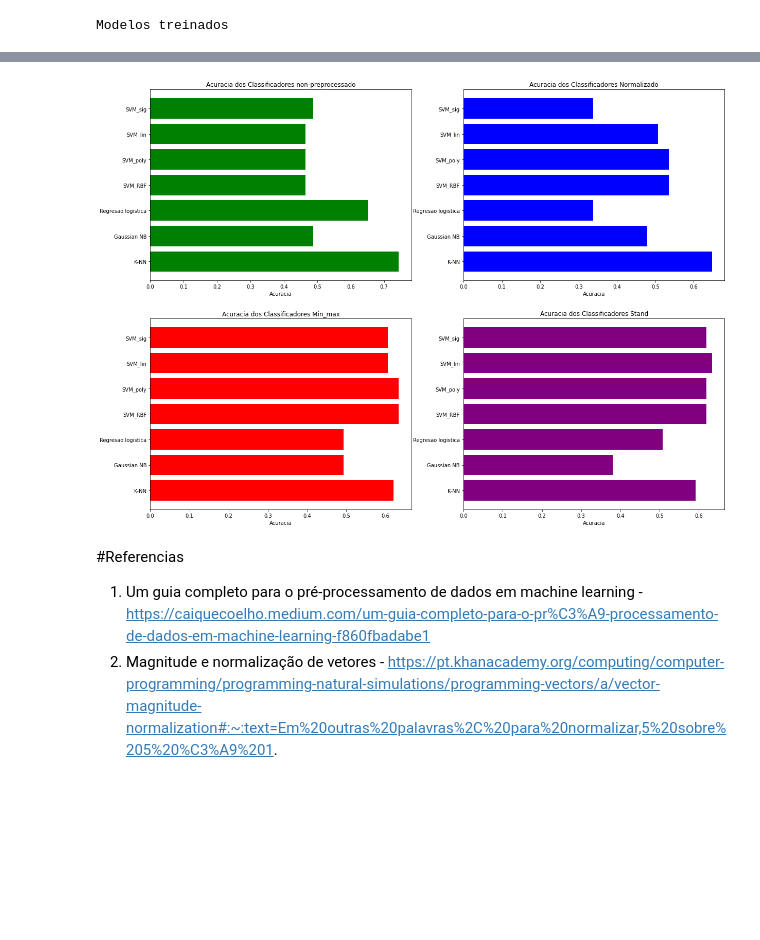
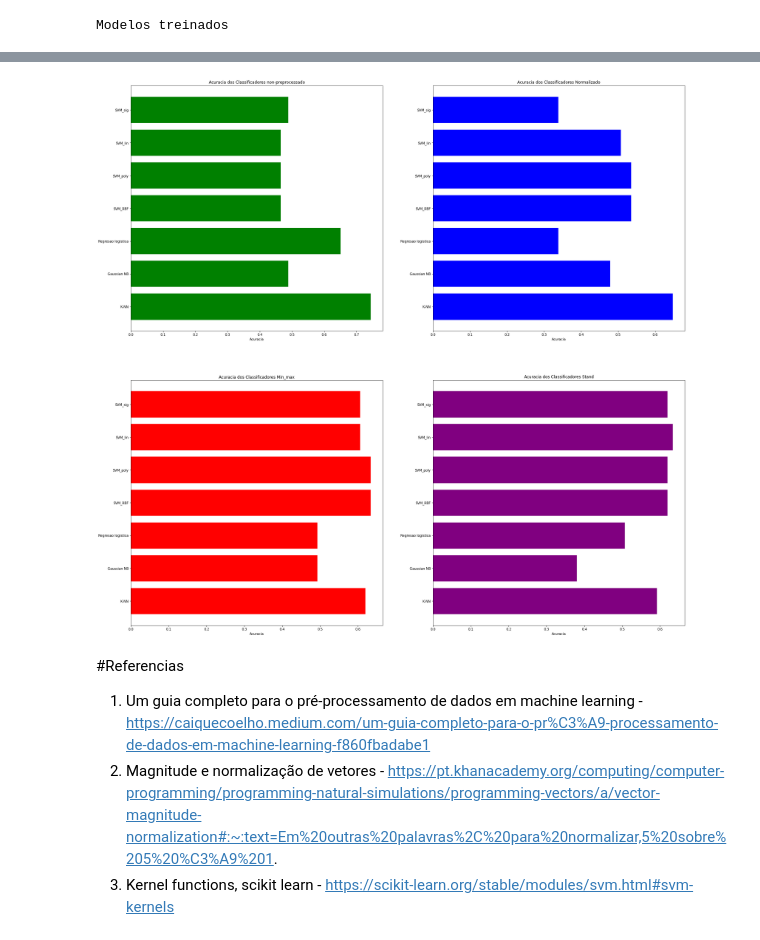
Before and after one commit to HeriklesVinicyus/Missao-05-SVM, a Jupyter notebook: Missao_05_svm.ipynb, the cells around one changed output, grey strips where cells are left out. Saved outputs shown, nothing was run; the diff lists cells and outputs as text; code cells hidden in the pictures; blank space fills up the shorter version.

```diff
--- a/Missao_05_svm.ipynb
+++ b/Missao_05_svm.ipynb
@@ -145,5 +139,5 @@ corr.style.background_gradient(cmap='coolwarm')
 # %%
-plt.rcParams["figure.figsize"] = (9,9)
+plt.rcParams["figure.figsize"] = (15,10)
 plt.matshow(df.corr())
 sn.heatmap(df.corr(), annot=True)
 plt.title('Matriz de correlação', fontsize=16);
@@ -219,6 +223,8 @@ SVM:  0.3023255813953488
 ## Grafico de acuracia
 nome_classificadores = ['K-NN', 'Gaussian NB', 'Regresao logistica','SVM']
 metricas = [accuracy_score(y_test, y_knn), accuracy_score(y_test, y_gnb), accuracy_score(y_test, y_reg), accuracy_score(y_test, y_svm)]
+
+plt.rcParams["figure.figsize"] = (6,6)
 plt.barh(nome_classificadores, metricas, color='red')
 plt.xlabel('Acuracia')
 plt.title('Acuracia dos Classificadores')
@@ -749,11 +841,11 @@ print(acuracias_stand_linear)
 plt.plot(acuracias_linear.iloc[:,0].values, [x.mean() for x in acuracias_linear.iloc[:,1].to_numpy()], color='g', label='Non-normalizado')
 plt.plot(acuracias_norm_linear.iloc[:,0].values, [x.mean() for x in acuracias_norm_linear.iloc[:,1].to_numpy()], color='b' , linestyle='--', label='Normalizado')
 plt.plot(acuracias_mm_linear.iloc[:,0].values, [x.mean() for x in acuracias_mm_linear.iloc[:,1].to_numpy()], color='r',linestyle=':', label='min_max')
-
+plt.rcParams["figure.figsize"] = (7,7)
 plt.plot(acuracias_stand_linear.iloc[:,0].values, [x.mean() for x in acuracias_stand_linear.iloc[:,1].to_numpy()], color='purple',linestyle='-.', label='Standardize')
 plt.ylabel('Acuracia')
 plt.xlabel('Tamanha do C')
-plt.title('Grafico: Acuracia × C com kernel Linear')
+plt.title('Grafico: Acuracia × C (kernel Linear)')
 plt.grid(True)
 plt.legend(framealpha=1, frameon=True)
 plt.show()
@@ -994,31 +1165,30 @@ metricas_stand = [accuracy_score(y_stand_test, y_knn_stand), accuracy_score(y_st
 # %%
 ## Grafico de acuracia
 nome_classificadores = ['K-NN', 'Gaussian NB', 'Regresao logistica','SVM_RBF', 'SVM_poly', 'SVM_lin', 'SVM_sig']
-
+plt.rcParams["figure.figsize"] = (30,30)
 fig, axs = plt.subplots(2,2)
-plt.rcParams["figure.figsize"] = (25,15)
 axs[0][0].set_title('Acuracia dos Classificadores non-preprocessado')
 axs[0][0].barh(nome_classificadores, metricas_non, color='g')
 axs[0][0].set_xlabel('Acuracia')
 
 axs[0][1].set_title('Acuracia dos Classificadores Normalizado')
 axs[0][1].barh(nome_classificadores, metricas_norm, color='b')
 axs[0][1].set_xlabel('Acuracia')
 
 axs[1][0].set_title('Acuracia dos Classificadores Min_max')
 axs[1][0].barh(nome_classificadores, metricas_mm, color='r')
 axs[1][0].set_xlabel('Acuracia')
 
 axs[1][1].set_title('Acuracia dos Classificadores Stand')
 axs[1][1].barh(nome_classificadores, metricas_stand, color='purple')
 axs[1][1].set_xlabel('Acuracia')
 
-
 plt.show()
 # %% [output]
-[figure, old version]
+[figure, new version]
 # %% [markdown]
 #Referencias
 
 1. Um guia completo para o pré-processamento de dados em machine learning -  https://caiquecoelho.medium.com/um-guia-completo-para-o-pr%C3%A9-processamento-de-dados-em-machine-learning-f860fbadabe1
 1. Magnitude e normalização de vetores - https://pt.khanacademy.org/computing/computer-programming/programming-natural-simulations/programming-vectors/a/vector-magnitude-normalization#:~:text=Em%20outras%20palavras%2C%20para%20normalizar,5%20sobre%205%20%C3%A9%201.
+1. Kernel functions, scikit learn -  https://scikit-learn.org/stable/modules/svm.html#svm-kernels
```
Also changed, not shown: parts of 59 cells of this notebook.
